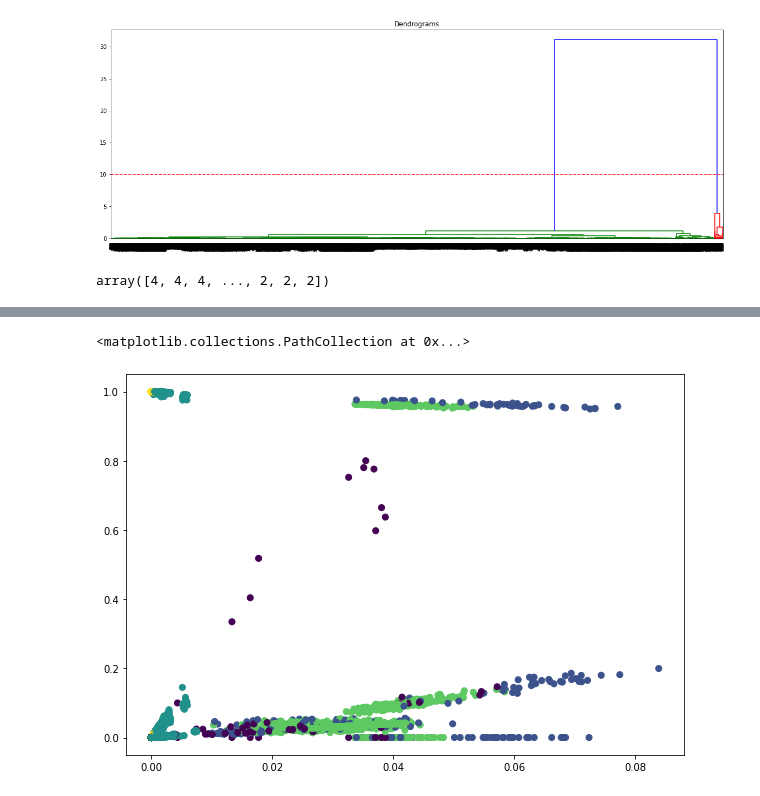
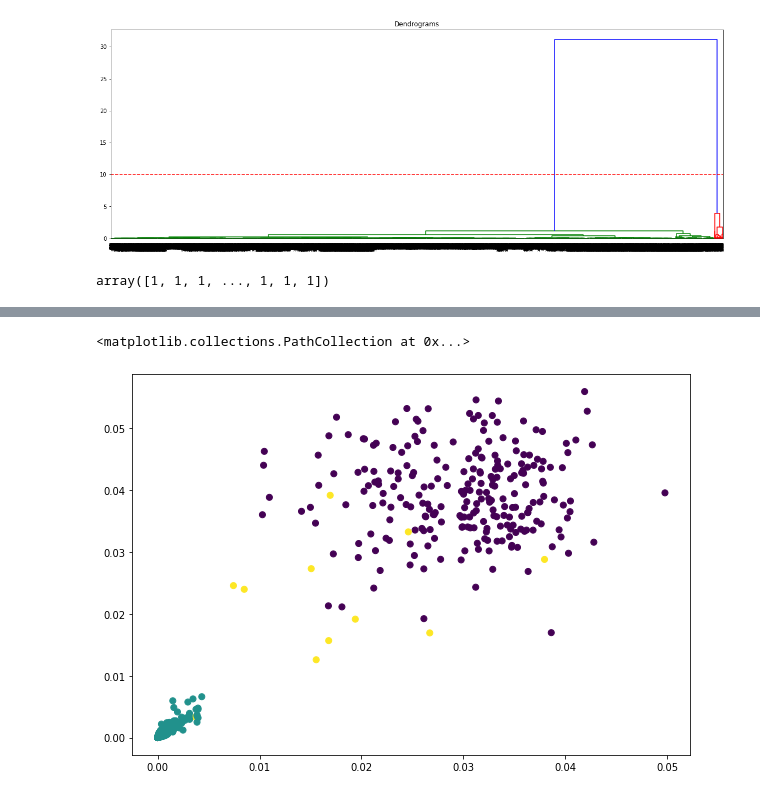
Before and after one commit to bachinaram/DataAnalytics1, a Jupyter notebook: DA1_assignment1q2.ipynb, the cells around one changed output, grey strips where cells are left out. Saved outputs shown, nothing was run; the diff lists cells and outputs as text; code cells hidden in the pictures.

```diff
--- a/DA1_assignment1q2.ipynb
+++ b/DA1_assignment1q2.ipynb
@@ -6,7 +6,7 @@ import seaborn as sns
 import numpy as np
 import pandas as pd
 
-football_df = pd.read_csv("/content/drive/MyDrive/football_data.csv")
+football_df = pd.read_csv("/content/sample_data/football_data.csv")
 football_df.head()
 # %% [output]
 |  | Unnamed: 0 | ID | Name | Age | Photo | Nationality | Flag | Overall | Potential | Club | ... |
@@ -510,11 +510,11 @@ plt.axhline(y=10, color='r', linestyle='--')
 [figure]
 # %%
 from sklearn.cluster import AgglomerativeClustering
-cluster = AgglomerativeClustering(n_clusters=5, affinity='euclidean', linkage='ward')
+cluster = AgglomerativeClustering(n_clusters=3, affinity='euclidean', linkage='ward')
 cluster.fit_predict(data_scaled)
 #https://www.analyticsvidhya.com/blog/2019/05/beginners-guide-hierarchical-clustering/
 # %% [output]
-array([4, 4, 4, ..., 2, 2, 2])
+array([1, 1, 1, ..., 1, 1, 1])
 # %%
 data_scaled.head()
 # %% [output]
@@ -526,12 +526,13 @@ data_scaled.head()
 | 4 | 2.647043e-07 | 8.921515e-07 | 9.019553e-07 | 0.999994 | 0.003480 | 0.000022 | 3.921545e-08 | 4.901931e-08 | 3.921545e-08 | ... |
 # %%
 plt.figure(figsize=(10, 7))
-plt.scatter(data_scaled['Overall'], data_scaled['Value'], c=cluster.labels_)
-plt.scatter(data_scaled['Curve'], data_scaled['FKAccuracy'], c=cluster.labels_)
+
+#plt.scatter(data_scaled['Age'], data_scaled['Curve'], c=cluster.labels_)
 plt.scatter(data_scaled['Vision'], data_scaled['Balance'], c=cluster.labels_)
-plt.scatter(data_scaled['Potential'], data_scaled['Special'], c=cluster.labels_)
-plt.scatter(data_scaled['Height'], data_scaled['Weight'], c=cluster.labels_)
-plt.scatter(data_scaled['LS'], data_scaled['RS'], c=cluster.labels_)
+#plt.scatter(data_scaled['Height'], data_scaled['Weight'], c=cluster.labels_)
+#plt.scatter(data_scaled['Potential'], data_scaled['Special'], c=cluster.labels_)
+#plt.scatter(data_scaled['LS'], data_scaled['RS'], c=cluster.labels_)
+#plt.scatter(data_scaled['Overall'], data_scaled['Value'], c=cluster.labels_)
 # %% [output]
 <matplotlib.collections.PathCollection at 0x...>
-[figure, old version]
+[figure, new version]
```
Also changed, not shown: parts of 3 cells of this notebook.
